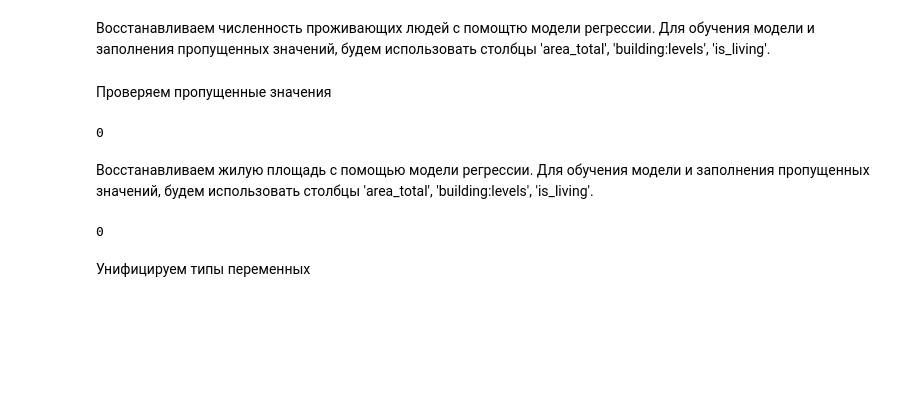
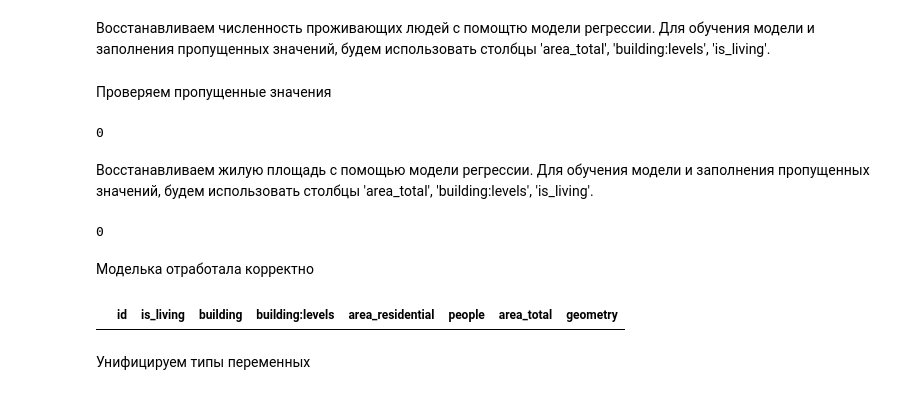
Before and after one commit to ValentinBra/Project_Ekaterinburg, a Jupyter notebook: Task2/Preprocessing.ipynb, the cells around one changed output. Cells and saved outputs as stored; diff of their text form; code cells hidden in the pictures; blank space fills up the shorter version.

```diff
--- a/Task2/Preprocessing.ipynb
+++ b/Task2/Preprocessing.ipynb
@@ -75,3 +83,5 @@ memory usage: 4.0+ MB
+# %%
+buildings.loc[(buildings['building'] == 'school') & (buildings['people'] != 0), 'people'] = 0
 # %% [markdown]
 Проверим уникальность id
 # %%
@@ -95,7 +105,7 @@ buildings['is_living'] = buildings['is_living'].astype(bool)
 Удаляем ненужные столбцы. Для дальнейшего анализа оставим:
 ID-здания, Статус (жилое/нежилое), Тип здания, Этажность, Жилая площадь, Общая площадь, Количество человек, Геометрия
 # %%
-columns_to_drop = ['addr:housenumber', 'area_non_residential']
+columns_to_drop = ['addr:housenumber', 'area_non_residential', 'area']
 buildings = buildings.drop(columns=columns_to_drop, errors='ignore')
 # %% [markdown]
 Проверка пропущенных значений
@@ -171,6 +180,13 @@ buildings.loc[buildings['area_residential'].isnull(), 'area_residential'] = pred
 print(buildings['area_residential'].isnull().sum())
 # %% [output]
 0
+# %% [markdown]
+Моделька отработала корректно
+# %%
+examination = buildings[(buildings['is_living'] == 'False') & (buildings['people'] != 0)]
+examination
+# %% [output]
+|  | id | is_living | building | building:levels | area_residential | people | area_total | geometry |
 # %% [markdown]
 Унифицируем типы переменных
 # %%
```
Also changed, not shown: parts of 6 cells of this notebook, 3 other files.
